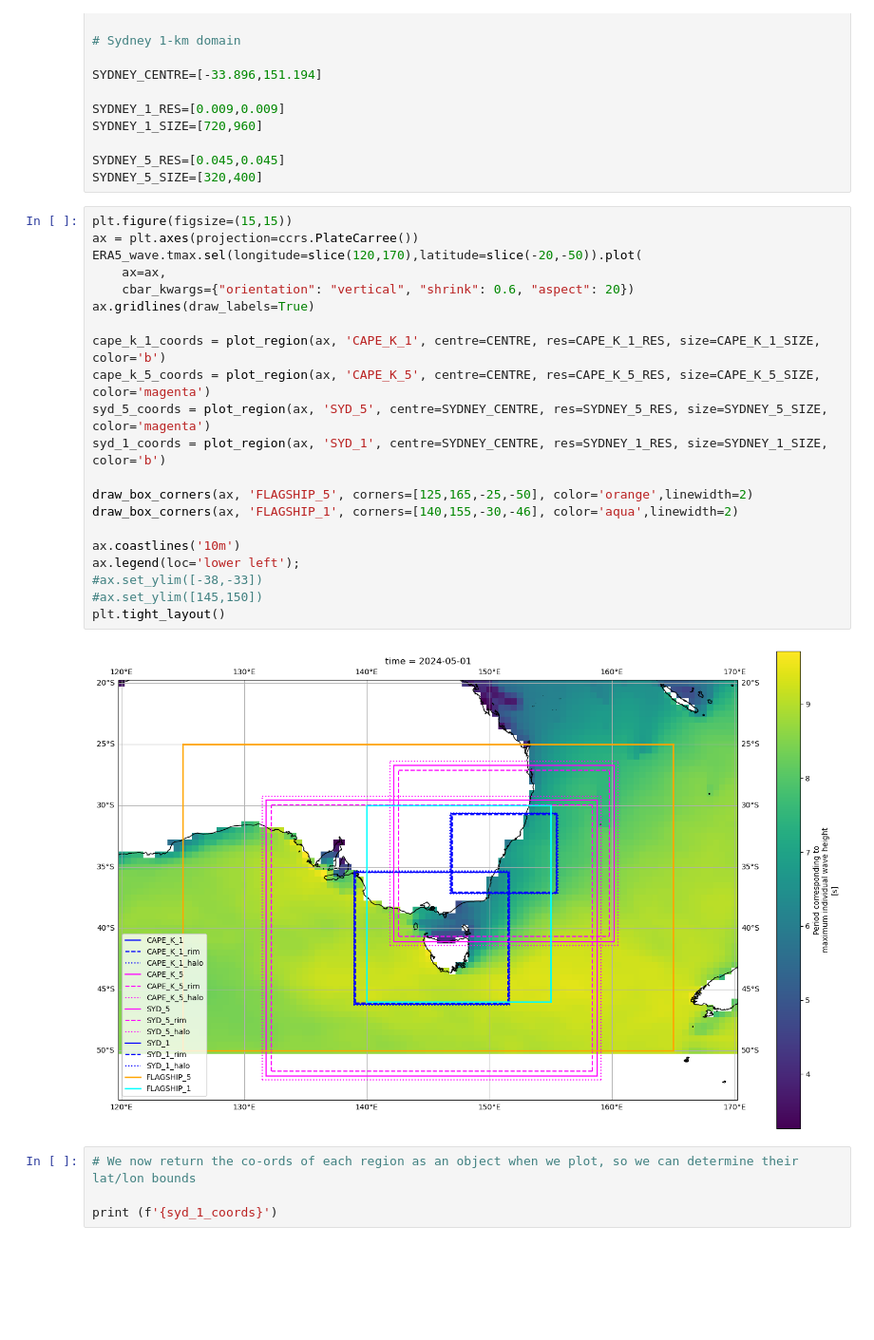
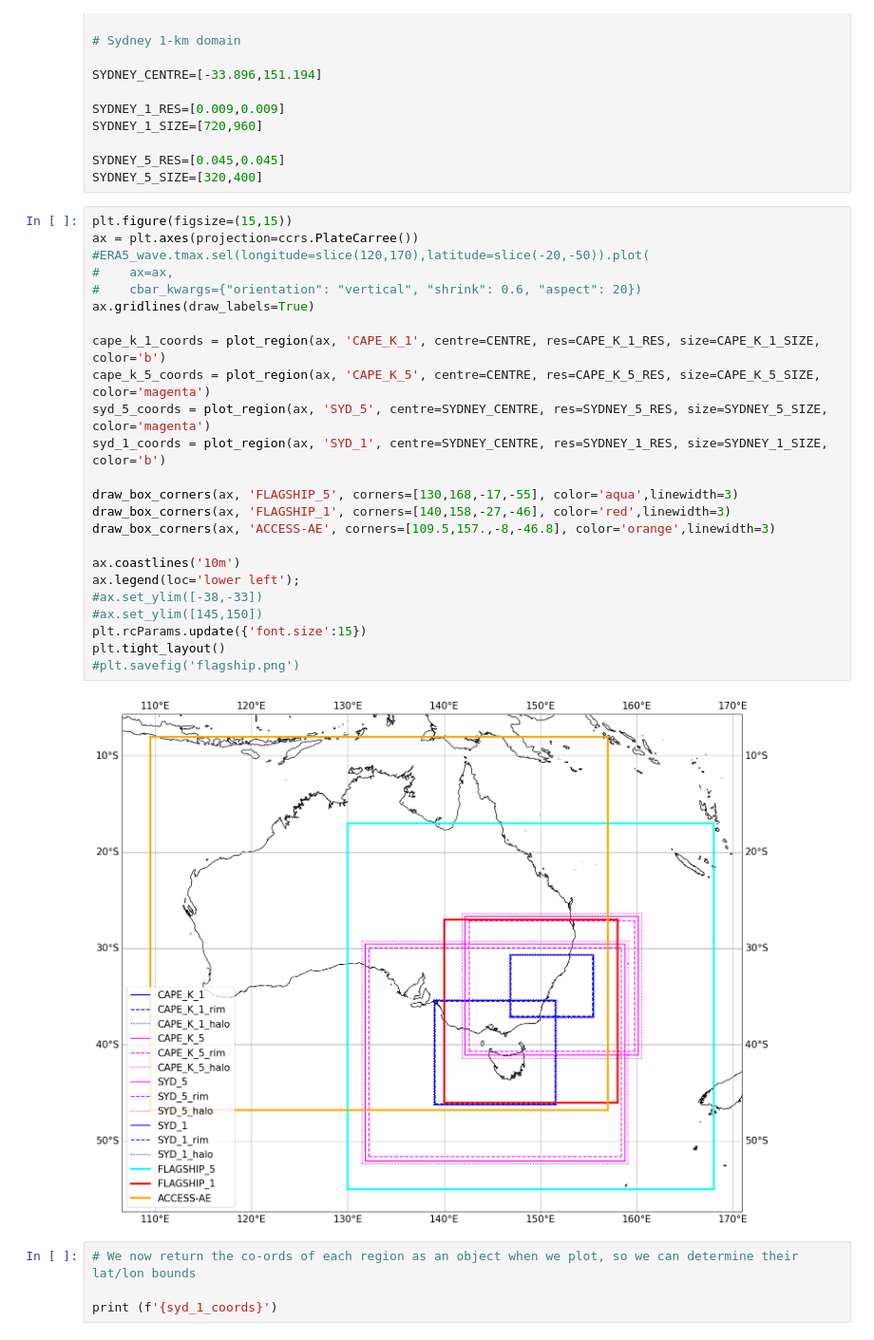
Before and after one commit to 21centuryweather/UM_configuration_tools, a Jupyter notebook: UM_plot_domain.ipynb, the cells around one changed output. Shown at 95% size. Saved outputs shown, nothing was run; the diff lists cells and outputs as text; blank space fills up the shorter version.

Commit message:
UPDATES : With flagship domain options

```diff
--- a/UM_plot_domain.ipynb
+++ b/UM_plot_domain.ipynb
@@ -114,26 +126,29 @@ SYDNEY_5_SIZE=[320,400]
 # %%
 plt.figure(figsize=(15,15))
 ax = plt.axes(projection=ccrs.PlateCarree())
-ERA5_wave.tmax.sel(longitude=slice(120,170),latitude=slice(-20,-50)).plot(
-    ax=ax,
-    cbar_kwargs={"orientation": "vertical", "shrink": 0.6, "aspect": 20})
+#ERA5_wave.tmax.sel(longitude=slice(120,170),latitude=slice(-20,-50)).plot(
+#    ax=ax,
+#    cbar_kwargs={"orientation": "vertical", "shrink": 0.6, "aspect": 20})
 ax.gridlines(draw_labels=True)
 
 cape_k_1_coords = plot_region(ax, 'CAPE_K_1', centre=CENTRE, res=CAPE_K_1_RES, size=CAPE_K_1_SIZE, color='b')
 cape_k_5_coords = plot_region(ax, 'CAPE_K_5', centre=CENTRE, res=CAPE_K_5_RES, size=CAPE_K_5_SIZE, color='magenta')
 syd_5_coords = plot_region(ax, 'SYD_5', centre=SYDNEY_CENTRE, res=SYDNEY_5_RES, size=SYDNEY_5_SIZE, color='magenta')
 syd_1_coords = plot_region(ax, 'SYD_1', centre=SYDNEY_CENTRE, res=SYDNEY_1_RES, size=SYDNEY_1_SIZE, color='b')
 
-draw_box_corners(ax, 'FLAGSHIP_5', corners=[125,165,-25,-50], color='orange',linewidth=2)
-draw_box_corners(ax, 'FLAGSHIP_1', corners=[140,155,-30,-46], color='aqua',linewidth=2)
+draw_box_corners(ax, 'FLAGSHIP_5', corners=[130,168,-17,-55], color='aqua',linewidth=3)
+draw_box_corners(ax, 'FLAGSHIP_1', corners=[140,158,-27,-46], color='red',linewidth=3)
+draw_box_corners(ax, 'ACCESS-AE', corners=[109.5,157.,-8,-46.8], color='orange',linewidth=3)
 
 ax.coastlines('10m')
 ax.legend(loc='lower left');
 #ax.set_ylim([-38,-33])
 #ax.set_ylim([145,150])
+plt.rcParams.update({'font.size':15})
 plt.tight_layout()
+#plt.savefig('flagship.png')
 # %% [output]
-[figure, old version]
+[figure, new version]
 # %%
 # We now return the co-ords of each region as an object when we plot, so we can determine their lat/lon bounds
 
```
Also changed, not shown: parts of 15 cells of this notebook, 2 other files.
